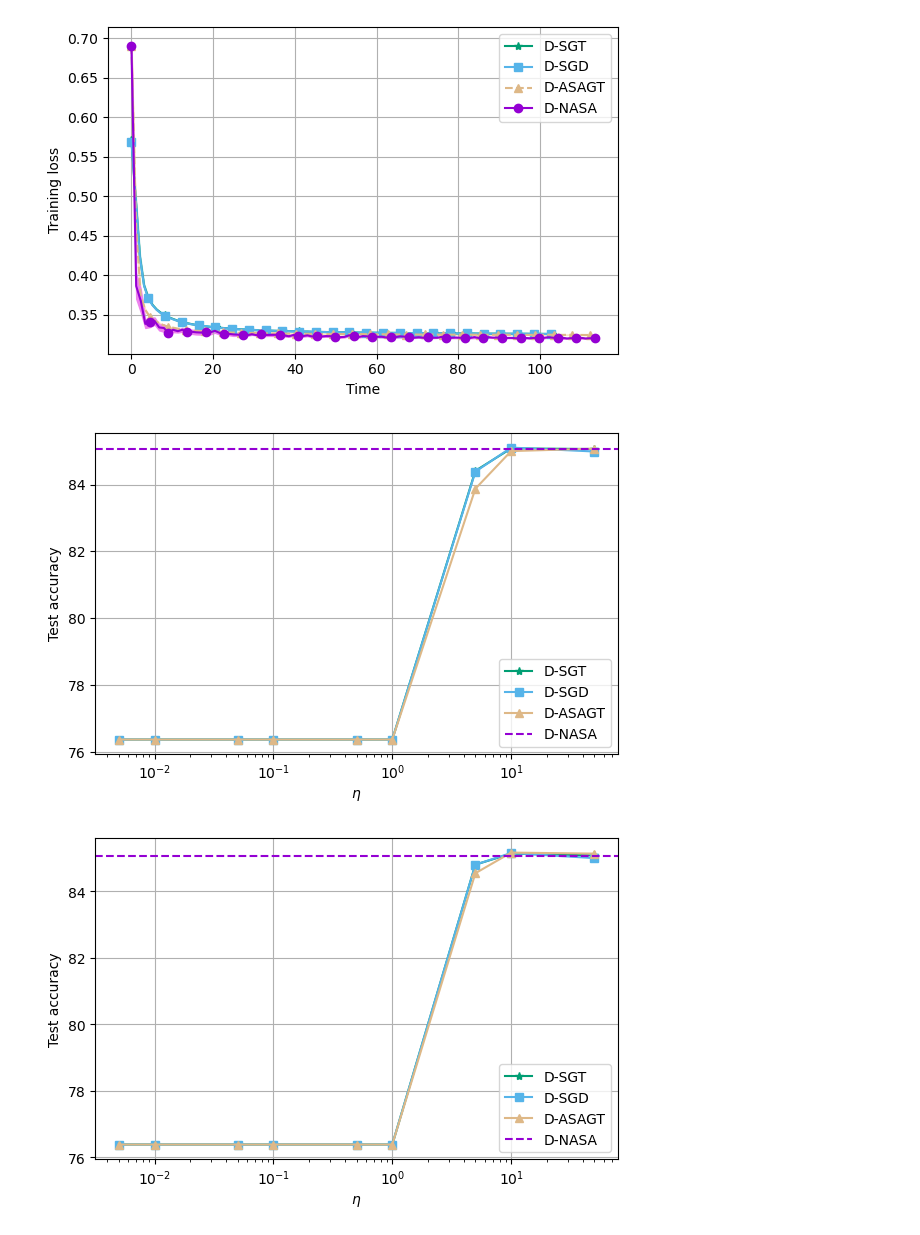
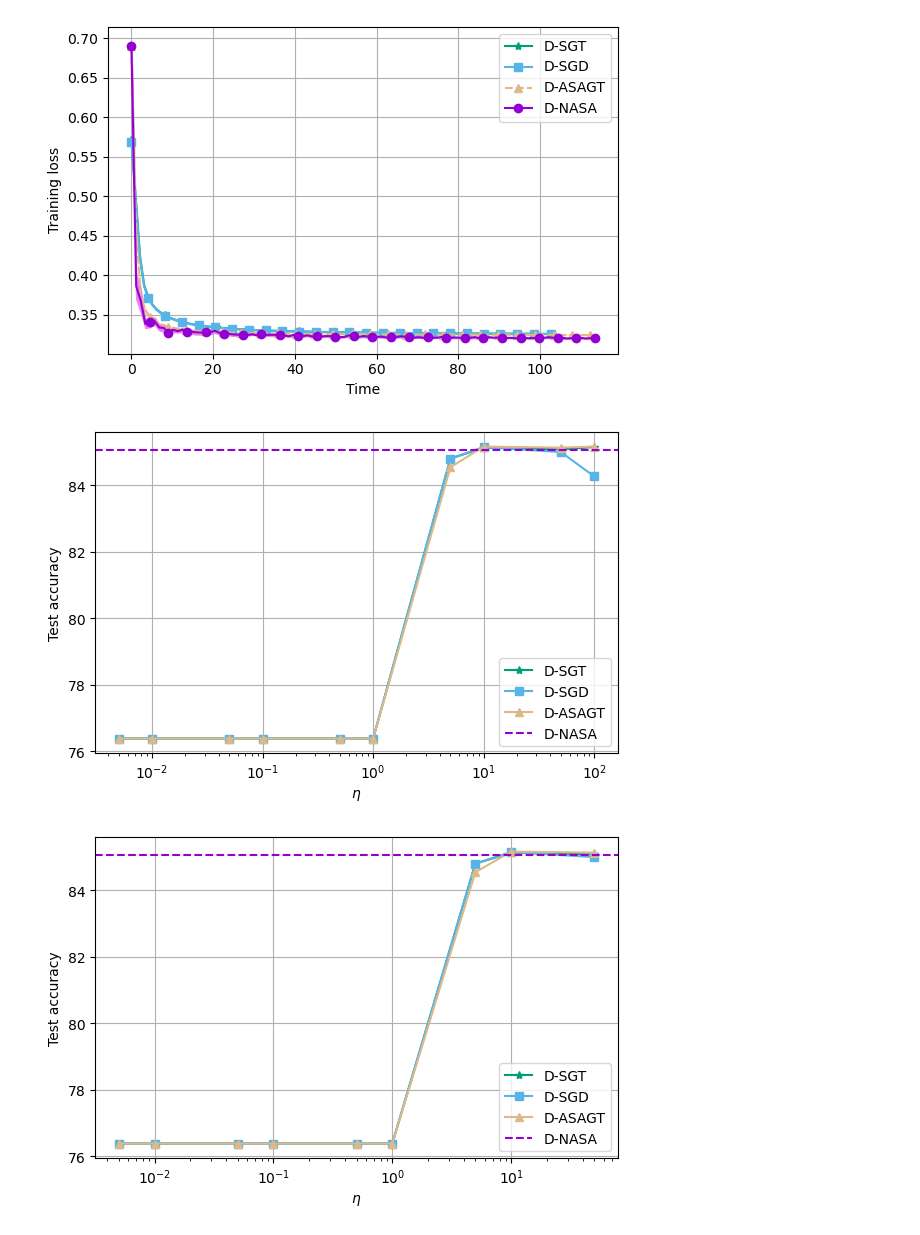
Before and after one commit to JasonJiaxiangLi/decen_mpi4py, a Jupyter notebook: plot_a9a.ipynb, the cells around one changed output. Saved outputs shown, nothing was run; the diff lists cells and outputs as text; code cells hidden in the pictures.

```diff
--- a/plot_a9a.ipynb
+++ b/plot_a9a.ipynb
@@ -351,40 +351,40 @@ plt.show()
 # %%
 trial_num = 1
 data = 'a9a'
-stepsize_list = ["0.005", "0.01", "0.05", "0.1", "0.5", "1.0", "5.0", "10.0", "50.0"]
-graph_type = "ladder"
-K = 5001
+stepsize_list = ["0.005", "0.01", "0.05", "0.1", "0.5", "1.0", "5.0", "10.0", "50.0", "100.0"]
+graph_type = "random"
+K = 10001
 
 res_list = {algo: [] for algo, _ in name_mapping.items()}
 for algo, name in name_mapping.items():
     for stepsize in stepsize_list:
         if algo == "proxndasagt" and stepsize != "1.0":
             continue
         result = np.load(results_prefix + '{}_t_{}_{}_{}_{}_lr_{}.npy'.format(algo, 1, graph_type, batch_size, K, stepsize), allow_pickle=True)
         if algo in ['dsgt', 'dsgd']:
             for idd, res in enumerate(result):
                 if len(res) == len(eval_idx) + 1:
                     result[idd] = res[1:]
 
         res_list[algo].append(result[1][-1])
 
 fig, ax = plt.subplots(figsize=(6, 4), tight_layout=True)
 plt.xlabel('$\eta$')
 plt.xscale("log")
 ax.set_ylabel('Test accuracy')
 for k, algo in enumerate(algorithms):
     if algo != 'proxndasagt':
         plt.plot([float(s) for s in stepsize_list], res_list[algo], marker=marker_list[k], label=name_mapping[algo], color = color_list[k])
     else:
         plt.axhline(y = res_list[algo][0], label=name_mapping[algo], color = color_list[k], linestyle = '--')
 
 # plt.title()
 plt.legend()
 plt.grid()
 plt.savefig(f'plots/a9a_acc_different_stepsize_{graph_type}.pdf')
 plt.show()
 # %% [output]
-[figure, old version]
+[figure, new version]
 # %%
 # %% [output]
 [figure]
```
